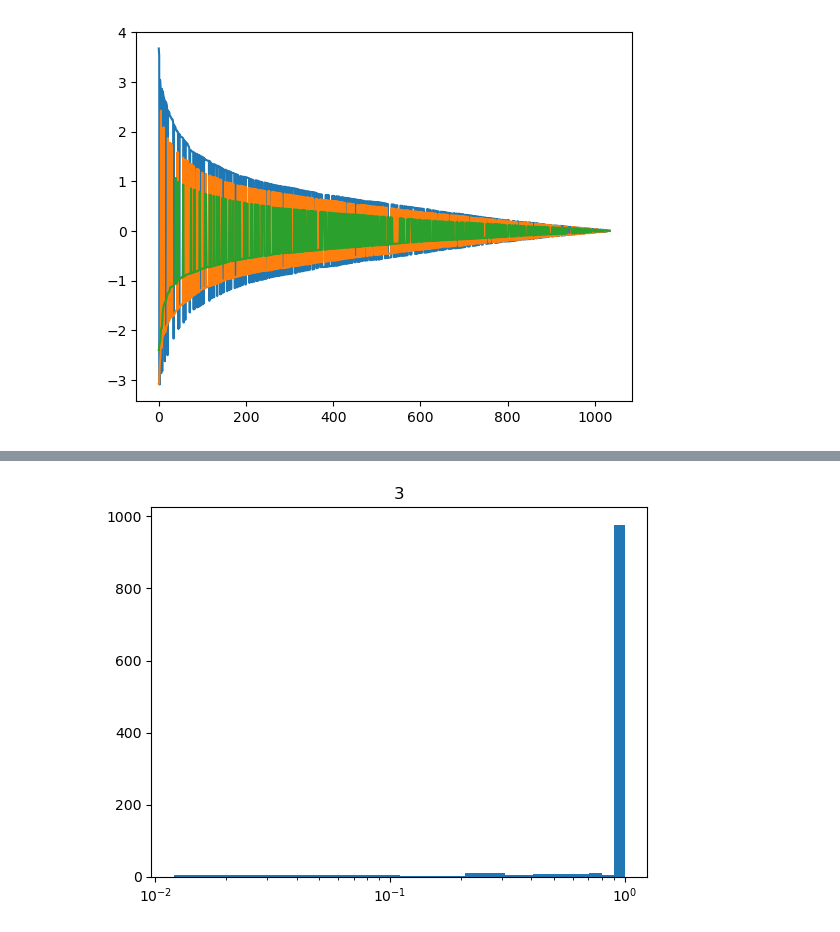
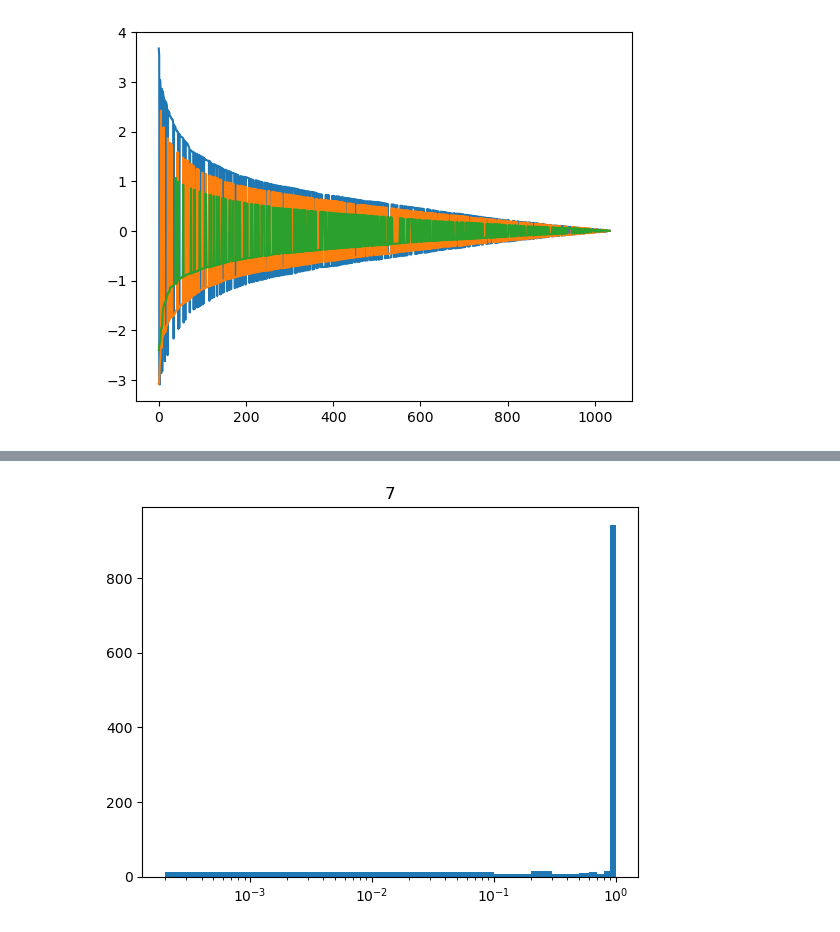
Before and after one commit to jonathan-legrand/cogpred, a Jupyter notebook: predict_cluster_fc.ipynb, the cells around one changed output, grey strips where cells are left out. Cells and saved outputs as stored; diff of their text form; code cells hidden in the pictures.

```diff
--- a/predict_cluster_fc.ipynb
+++ b/predict_cluster_fc.ipynb
@@ -336,11 +335,10 @@ plt.show()
 # %%
-msk = mean_patterns[:, 0].reshape((-1, 1)) <= u
+msk = np.abs(mean_patterns[:, 0].reshape((-1, 1))) <= u
 pwest = np.sum(msk, axis=1) / N
+plt.hist(pwest)
+plt.xscale("log")
+plt.title(np.sum(pwest < 0.05))
+plt.show()
+# %% [output]
+[figure, added]
-# %%
-plt.hist(pwest)
-plt.xscale("log")
-plt.title(np.sum(pwest < 0.05))
-plt.show()
-# %% [output]
-[figure, removed]
 # %%
```
Also changed, not shown: parts of 20 cells of this notebook.
